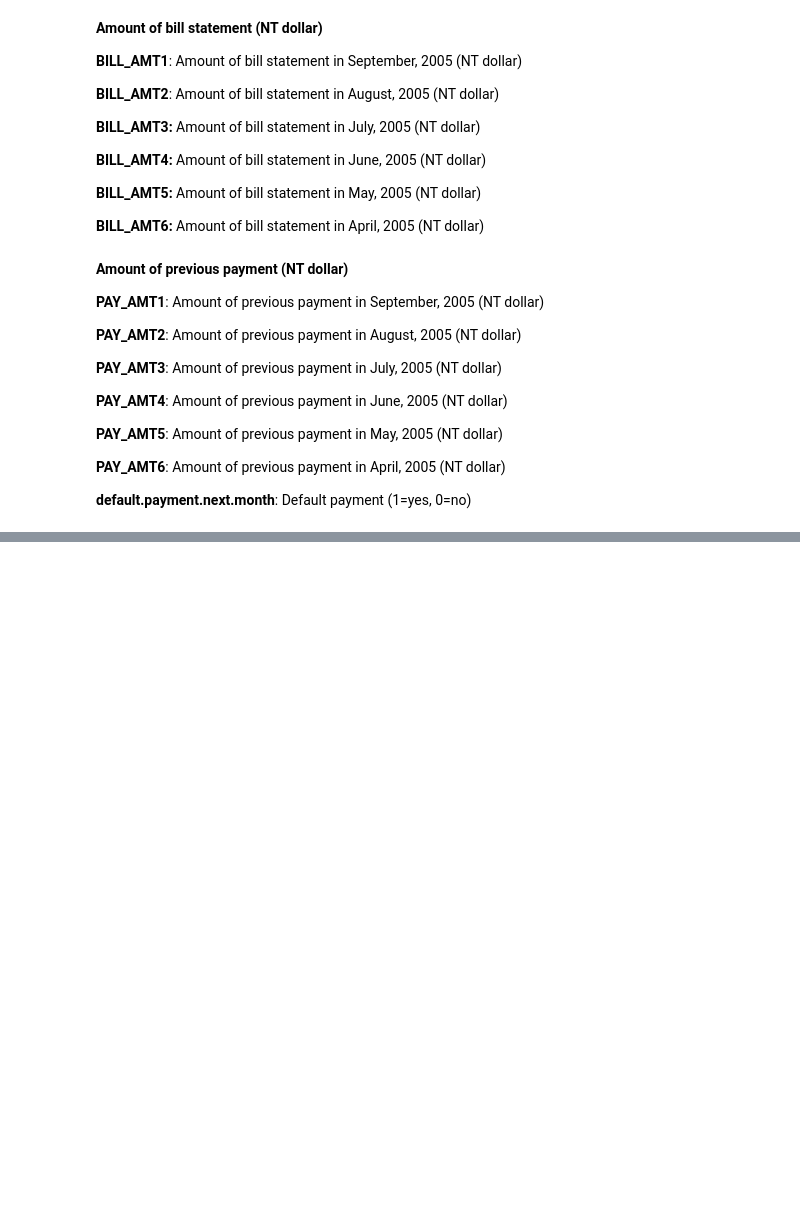
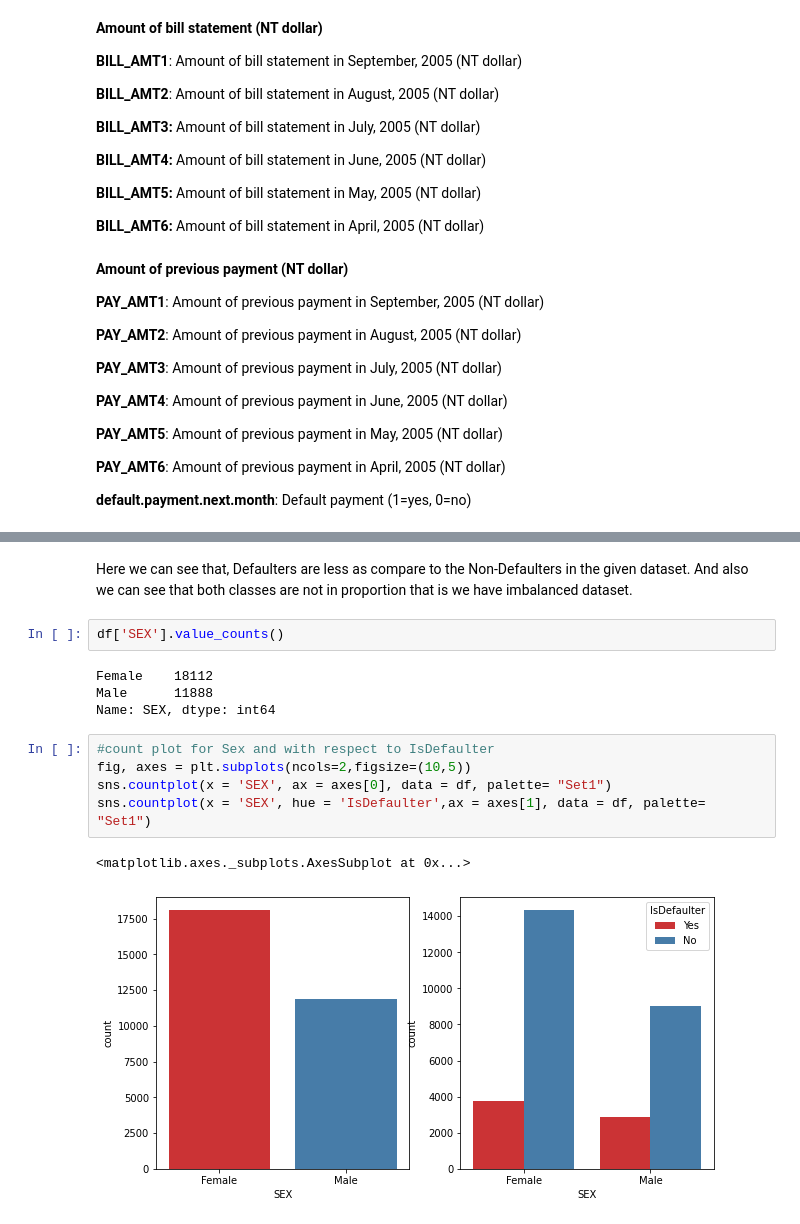
Before and after one commit to roysoni24/Credit-Card-Default-Prediction, a Jupyter notebook: Copy_of_Credit_Card_Default_Prediction_Capstone_Project.ipynb, the cells around one changed output, grey strips where cells are left out. Cells and saved outputs as stored; diff of their text form; blank space fills up the shorter version.

```diff
--- a/Copy_of_Credit_Card_Default_Prediction_Capstone_Project.ipynb
+++ b/Copy_of_Credit_Card_Default_Prediction_Capstone_Project.ipynb
@@ -227,0 +283,17 @@ len(df[df.duplicated()])
+# %% [markdown]
+Here we can see that, Defaulters are less as compare to the Non-Defaulters in the given dataset.
+And also we can see that both classes are not in proportion that is we have imbalanced dataset.
+# %%
+df['SEX'].value_counts()
+# %% [output]
+Female    18112
+Male      11888
+Name: SEX, dtype: int64
+# %%
+#count plot for Sex and with respect to IsDefaulter
+fig, axes = plt.subplots(ncols=2,figsize=(10,5))
+sns.countplot(x = 'SEX', ax = axes[0], data = df, palette= "Set1")
+sns.countplot(x = 'SEX', hue = 'IsDefaulter',ax = axes[1], data = df, palette= "Set1")
+# %% [output]
+<matplotlib.axes._subplots.AxesSubplot at 0x...>
+[figure, added]
```
Also changed, not shown: parts of 14 cells of this notebook.
